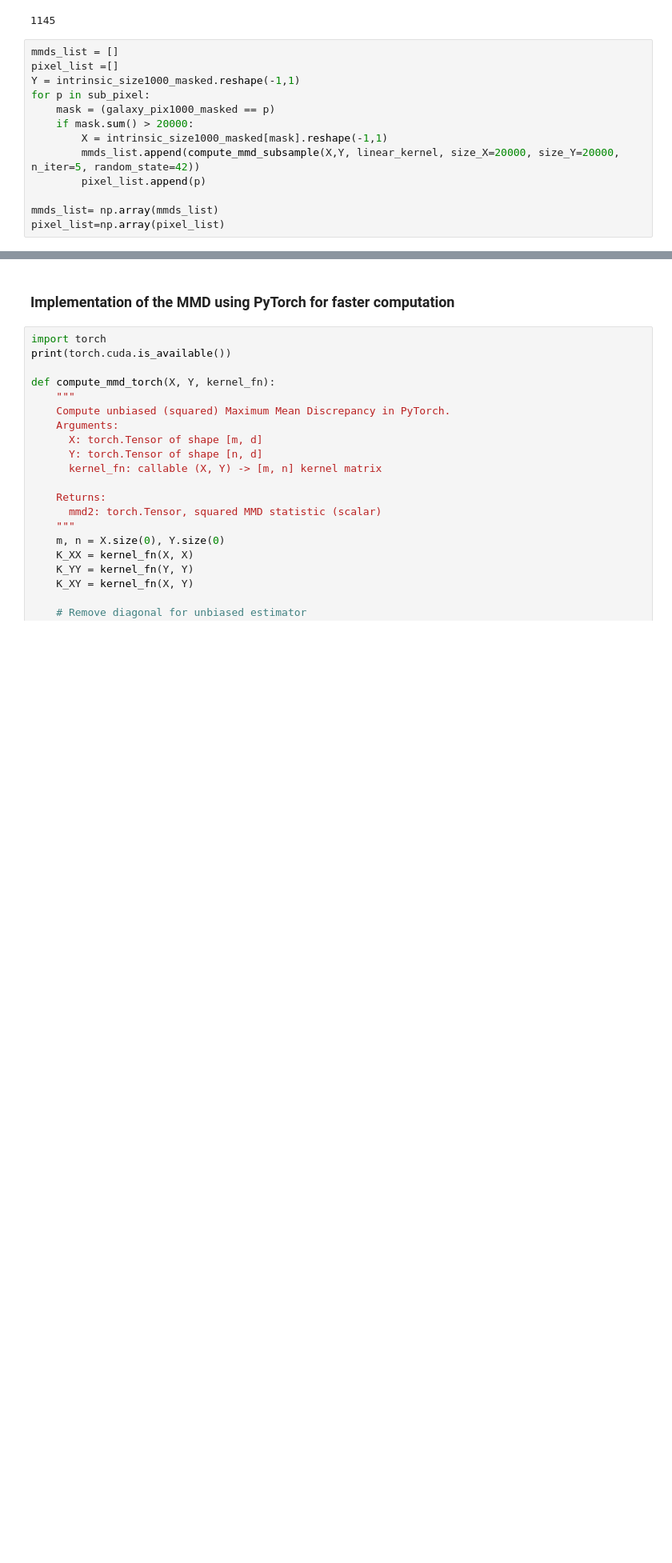
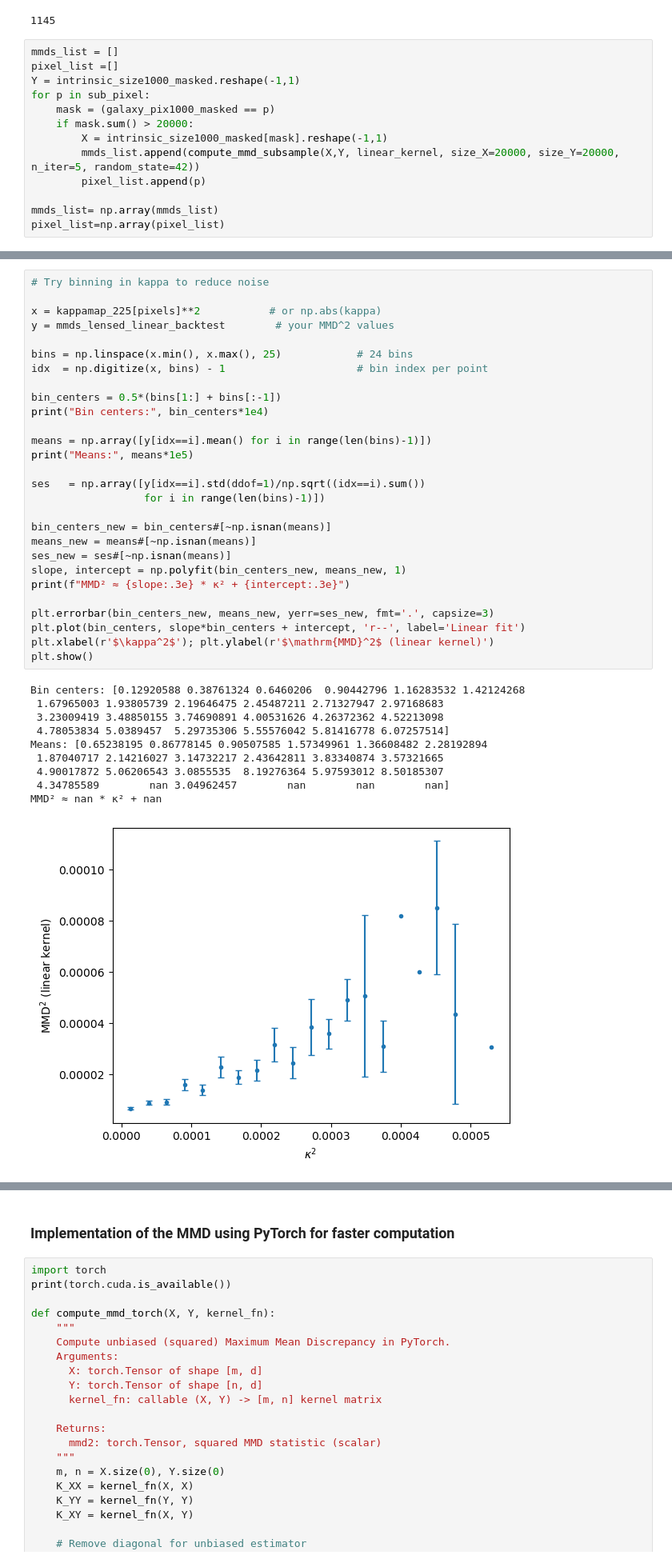
Before and after one commit to santiagobrunner/Weak-Lensing, a Jupyter notebook: MMD_estimator1000.ipynb, the cells around one changed output, grey strips where cells are left out. Shown at 80% size. Drawn from its saved outputs; the diff is of its cells as text; blank space fills up the shorter version.

```diff
--- a/MMD_estimator1000.ipynb
+++ b/MMD_estimator1000.ipynb
@@ -247,0 +278,39 @@ plt.show()
+# %%
+# Try binning in kappa to reduce noise
+
+x = kappamap_225[pixels]**2           # or np.abs(kappa)
+y = mmds_lensed_linear_backtest        # your MMD^2 values
+
+bins = np.linspace(x.min(), x.max(), 25)            # 24 bins
+idx  = np.digitize(x, bins) - 1                     # bin index per point
+
+bin_centers = 0.5*(bins[1:] + bins[:-1])
+print("Bin centers:", bin_centers*1e4)
+
+means = np.array([y[idx==i].mean() for i in range(len(bins)-1)])
+print("Means:", means*1e5)
+
+ses   = np.array([y[idx==i].std(ddof=1)/np.sqrt((idx==i).sum())
+                  for i in range(len(bins)-1)])
+
+bin_centers_new = bin_centers#[~np.isnan(means)]
+means_new = means#[~np.isnan(means)]
+ses_new = ses#[~np.isnan(means)]
+slope, intercept = np.polyfit(bin_centers_new, means_new, 1)
+print(f"MMD² ≈ {slope:.3e} * κ² + {intercept:.3e}")
+
+plt.errorbar(bin_centers_new, means_new, yerr=ses_new, fmt='.', capsize=3)
+plt.plot(bin_centers, slope*bin_centers + intercept, 'r--', label='Linear fit')
+plt.xlabel(r'$\kappa^2$'); plt.ylabel(r'$\mathrm{MMD}^2$ (linear kernel)')
+plt.show()
+# %% [output]
+Bin centers: [0.12920588 0.38761324 0.6460206  0.90442796 1.16283532 1.42124268
+ 1.67965003 1.93805739 2.19646475 2.45487211 2.71327947 2.97168683
+ 3.23009419 3.48850155 3.74690891 4.00531626 4.26372362 4.52213098
+ 4.78053834 5.0389457  5.29735306 5.55576042 5.81416778 6.07257514]
+Means: [0.65238195 0.86778145 0.90507585 1.57349961 1.36608482 2.28192894
+ 1.87040717 2.14216027 3.14732217 2.43642811 3.83340874 3.57321665
+ 4.90017872 5.06206543 3.0855535  8.19276364 5.97593012 8.50185307
+ 4.34785589        nan 3.04962457        nan        nan        nan]
+MMD² ≈ nan * κ² + nan
+[figure, added]
```
Also changed, not shown: parts of 27 cells of this notebook, 4 other files.
